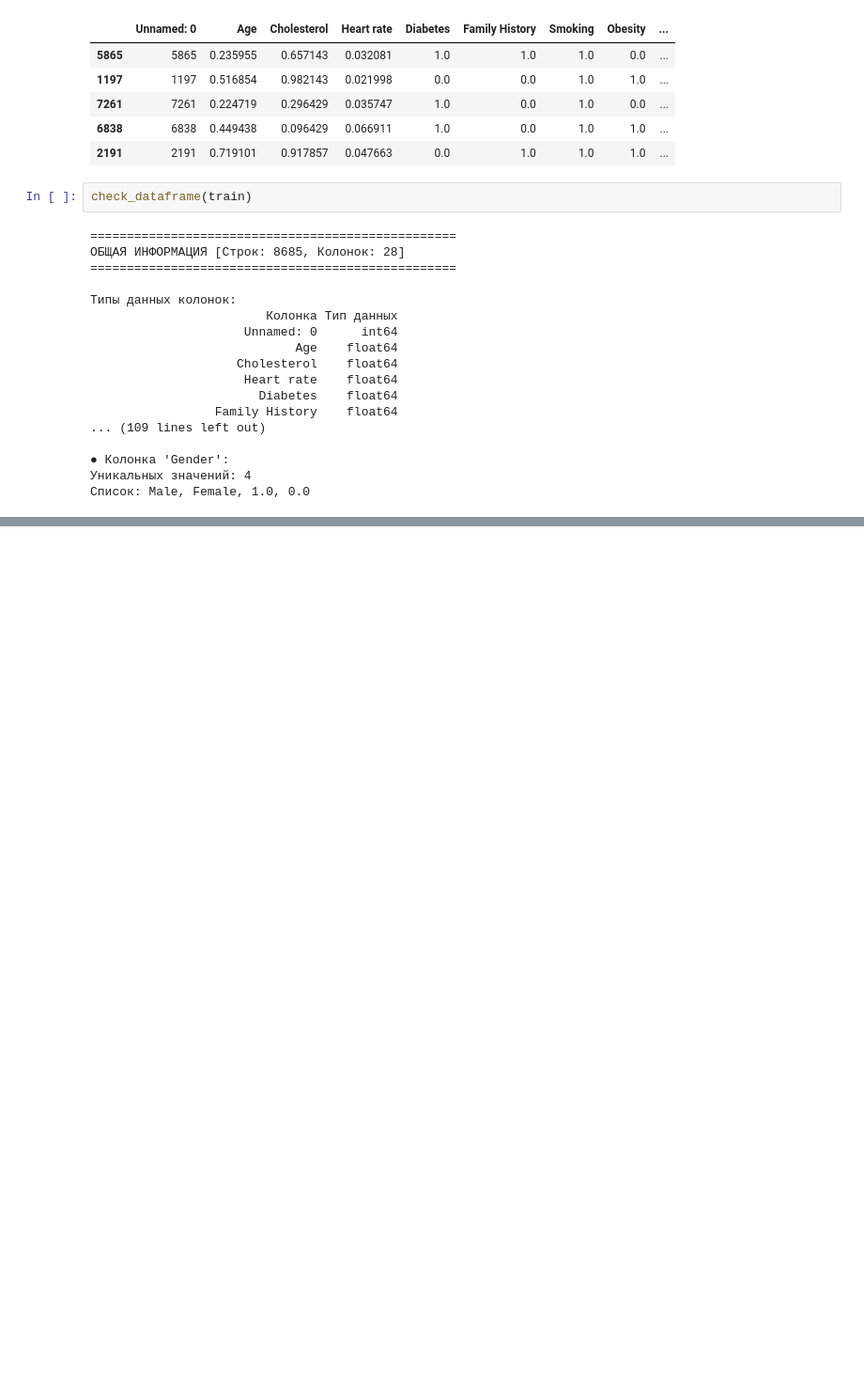
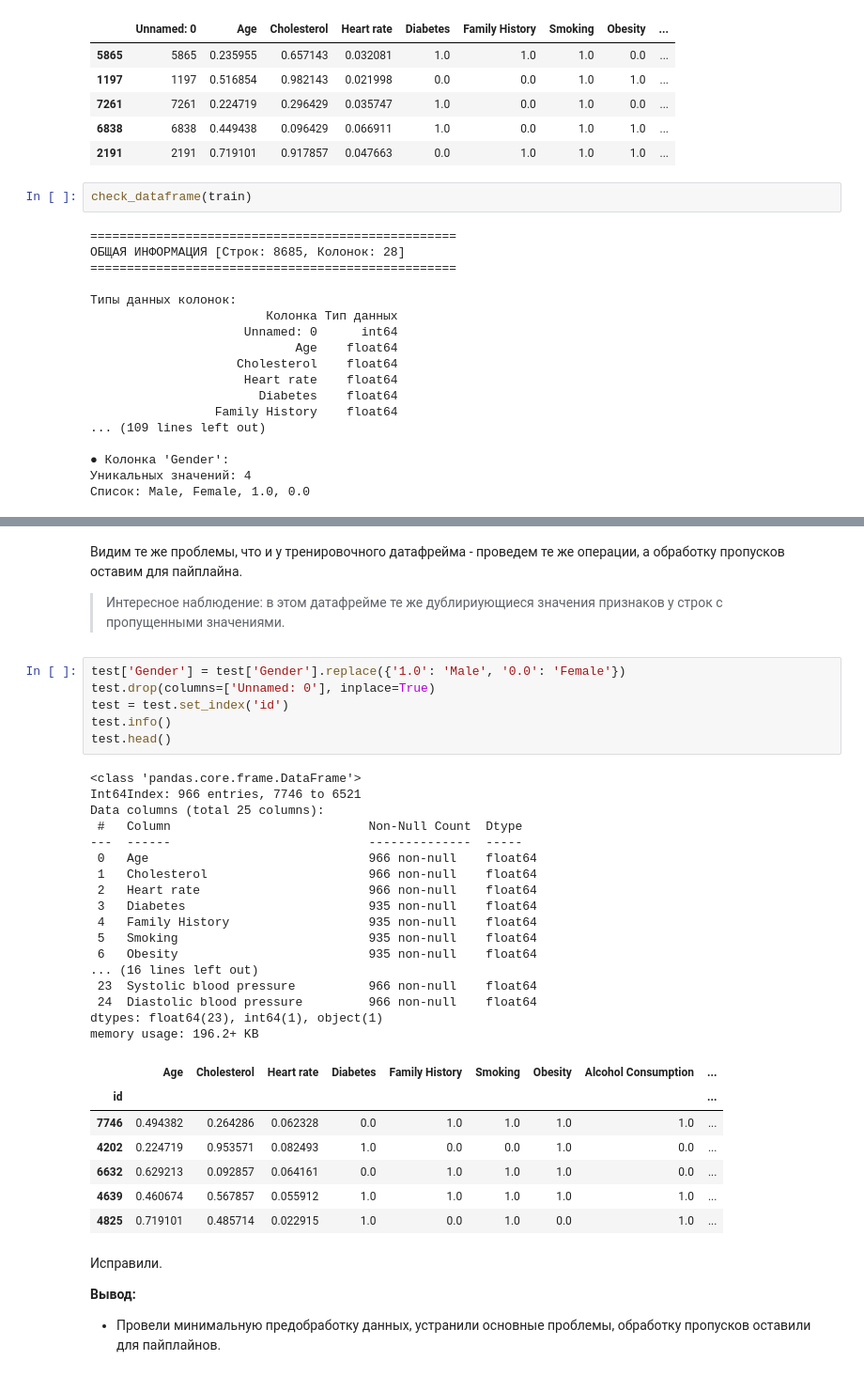
Before and after one commit to madLary/practicum-workshop-cvd-model, a Jupyter notebook: workshop-cdv-research.ipynb, the cells around one changed output, grey strips where cells are left out. Shown at 94% size. Drawn from its saved outputs; the diff is of its cells as text; blank space fills up the shorter version.

```diff
--- a/workshop-cdv-research.ipynb
+++ b/workshop-cdv-research.ipynb
@@ -328,0 +435,39 @@ check_dataframe(train)
+# %% [markdown]
+Видим те же проблемы, что и у тренировочного датафрейма - проведем те же операции, а обработку пропусков оставим для пайплайна.
+> Интересное наблюдение: в этом датафрейме те же дублириующиеся значения признаков у строк с пропущенными значениями.
+# %%
+test['Gender'] = test['Gender'].replace({'1.0': 'Male', '0.0': 'Female'})
+test.drop(columns=['Unnamed: 0'], inplace=True)
+test = test.set_index('id')
+test.info()
+test.head()
+# %% [output]
+<class 'pandas.core.frame.DataFrame'>
+Int64Index: 966 entries, 7746 to 6521
+Data columns (total 25 columns):
+ #   Column                           Non-Null Count  Dtype
+---  ------                           --------------  -----
+ 0   Age                              966 non-null    float64
+ 1   Cholesterol                      966 non-null    float64
+ 2   Heart rate                       966 non-null    float64
+ 3   Diabetes                         935 non-null    float64
+ 4   Family History                   935 non-null    float64
+ 5   Smoking                          935 non-null    float64
+ 6   Obesity                          935 non-null    float64
+... (16 lines left out)
+ 23  Systolic blood pressure          966 non-null    float64
+ 24  Diastolic blood pressure         966 non-null    float64
+dtypes: float64(23), int64(1), object(1)
+memory usage: 196.2+ KB
+|  | Age | Cholesterol | Heart rate | Diabetes | Family History | Smoking | Obesity | Alcohol Consumption | ... |
+| id |  |  |  |  |  |  |  |  | ... |
+| 7746 | 0.494382 | 0.264286 | 0.062328 | 0.0 | 1.0 | 1.0 | 1.0 | 1.0 | ... |
+| 4202 | 0.224719 | 0.953571 | 0.082493 | 1.0 | 0.0 | 0.0 | 1.0 | 0.0 | ... |
+| 6632 | 0.629213 | 0.092857 | 0.064161 | 0.0 | 1.0 | 1.0 | 1.0 | 0.0 | ... |
+| 4639 | 0.460674 | 0.567857 | 0.055912 | 1.0 | 1.0 | 1.0 | 1.0 | 1.0 | ... |
+| 4825 | 0.719101 | 0.485714 | 0.022915 | 1.0 | 0.0 | 1.0 | 0.0 | 1.0 | ... |
+# %% [markdown]
+Исправили.
+
+**Вывод:**
+- Провели минимальную предобработку данных, устранили основные проблемы, обработку пропусков оставили для пайплайнов.
```
Also changed, not shown: parts of 15 cells of this notebook.
